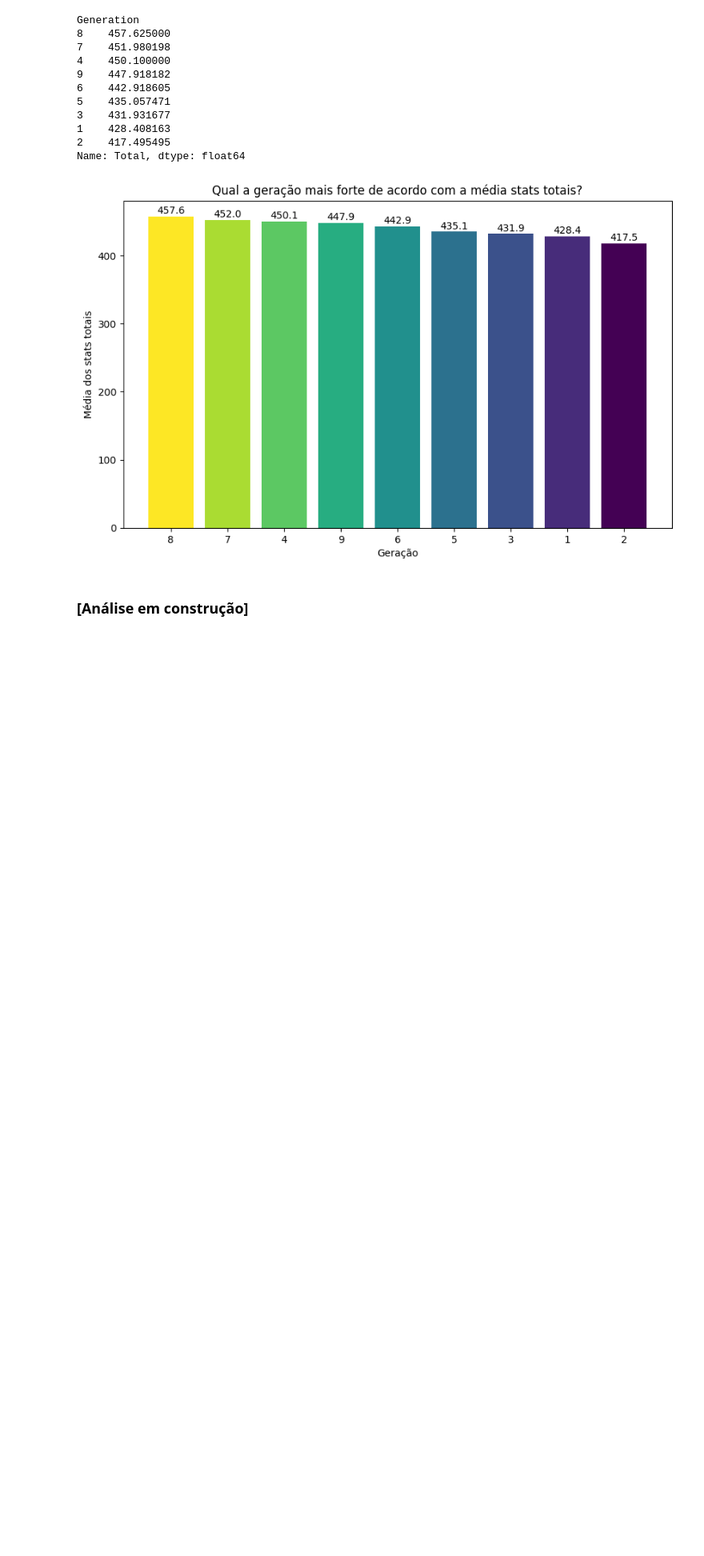
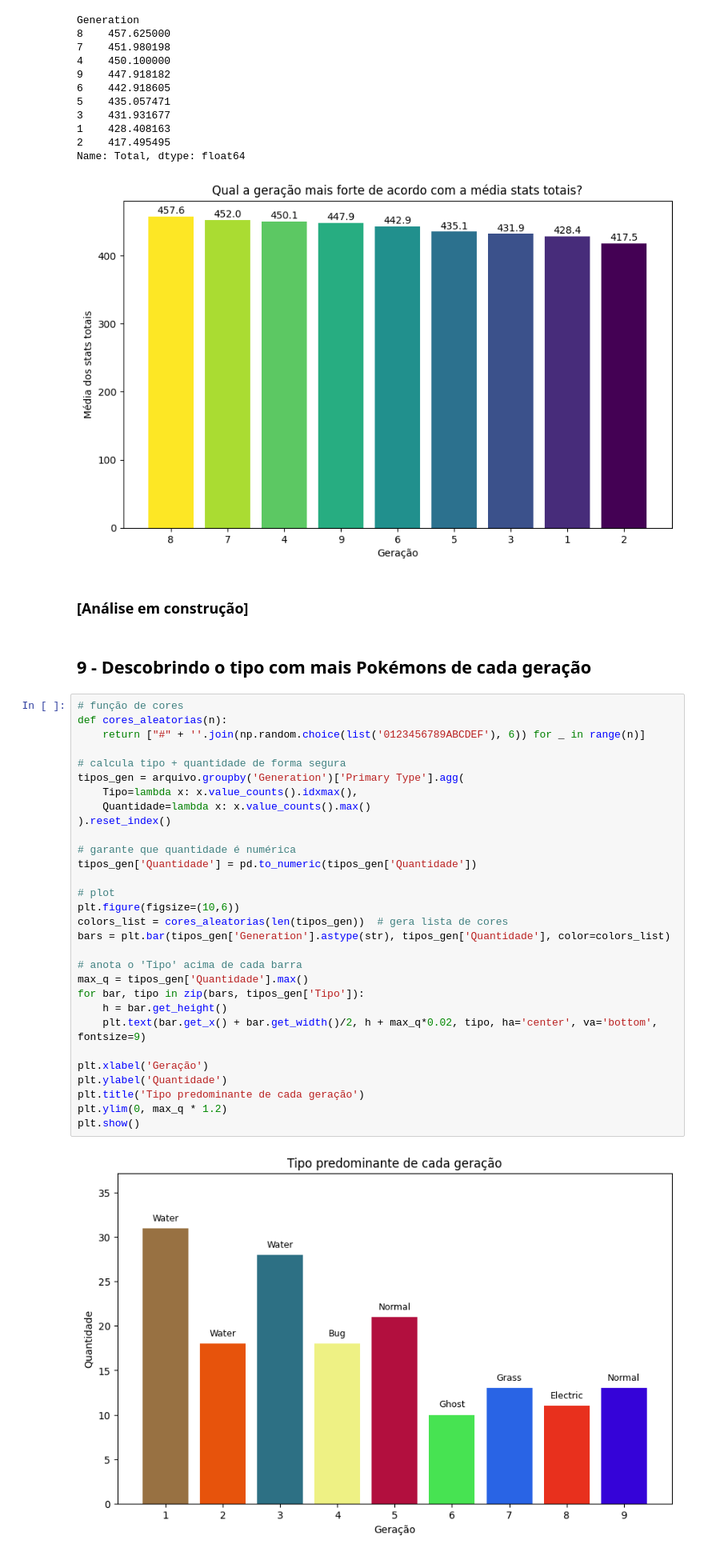
Before and after one commit to RogerFerre1/Projeto_analise_de_dados_Pokemon, a Jupyter notebook: Pokemon.ipynb, the cells around one changed output. Shown: that part at 80% size. Saved outputs shown, nothing was run; the diff lists cells and outputs as text; blank space fills up the shorter version.

Commit message:
Análise de dados Pokémon

```diff
--- a/Pokemon.ipynb
+++ b/Pokemon.ipynb
@@ -383,3 +383,37 @@ Name: Total, dtype: float64
 [figure]
 # %% [markdown]
 ### [Análise em construção]
+# %% [markdown]
+## 9 - Descobrindo o tipo com mais Pokémons de cada geração
+# %%
+# função de cores
+def cores_aleatorias(n):
+    return ["#" + ''.join(np.random.choice(list('0123456789ABCDEF'), 6)) for _ in range(n)]
+
+# calcula tipo + quantidade de forma segura
+tipos_gen = arquivo.groupby('Generation')['Primary Type'].agg(
+    Tipo=lambda x: x.value_counts().idxmax(),
+    Quantidade=lambda x: x.value_counts().max()
+).reset_index()
+
+# garante que quantidade é numérica
+tipos_gen['Quantidade'] = pd.to_numeric(tipos_gen['Quantidade'])
+
+# plot
+plt.figure(figsize=(10,6))
+colors_list = cores_aleatorias(len(tipos_gen))  # gera lista de cores
+bars = plt.bar(tipos_gen['Generation'].astype(str), tipos_gen['Quantidade'], color=colors_list)
+
+# anota o 'Tipo' acima de cada barra
+max_q = tipos_gen['Quantidade'].max()
+for bar, tipo in zip(bars, tipos_gen['Tipo']):
+    h = bar.get_height()
+    plt.text(bar.get_x() + bar.get_width()/2, h + max_q*0.02, tipo, ha='center', va='bottom', fontsize=9)
+
+plt.xlabel('Geração')
+plt.ylabel('Quantidade')
+plt.title('Tipo predominante de cada geração')
+plt.ylim(0, max_q * 1.2)
+plt.show()
+# %% [output]
+[figure, added]
```
Also changed, not shown: parts of 1 cell of this notebook.
